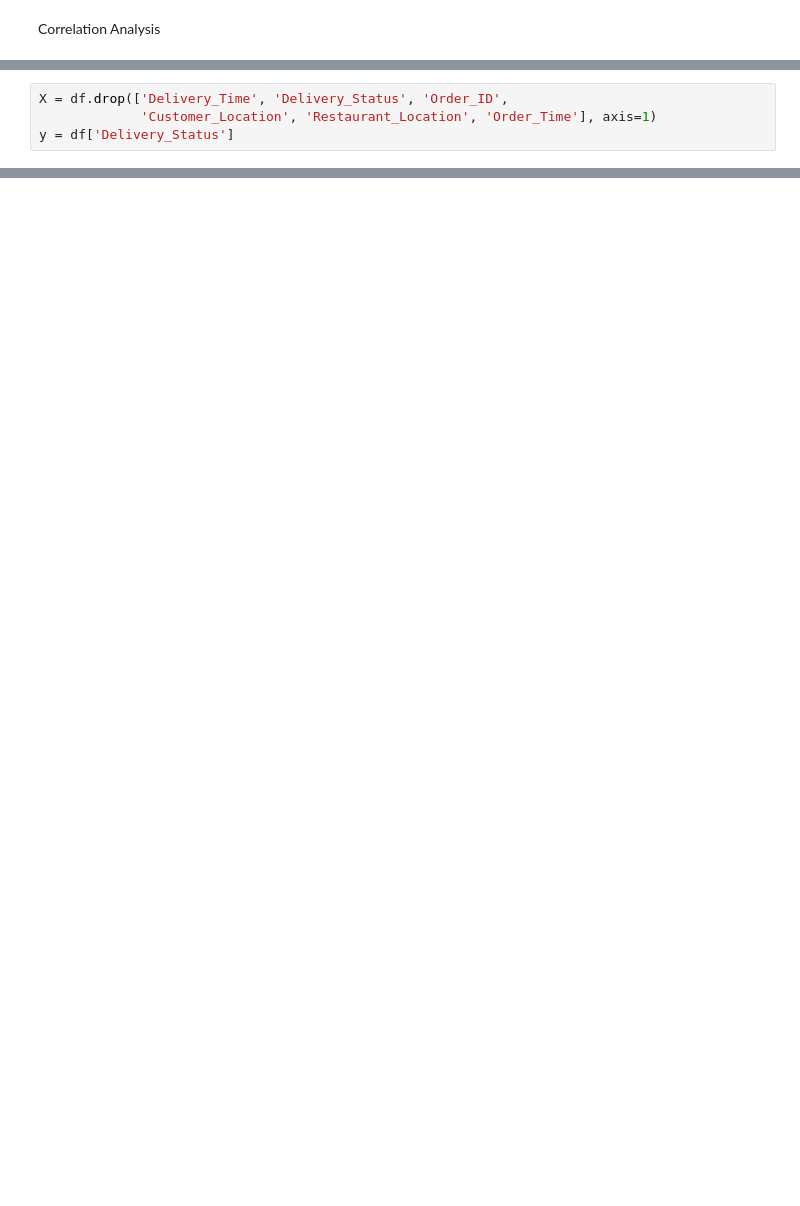
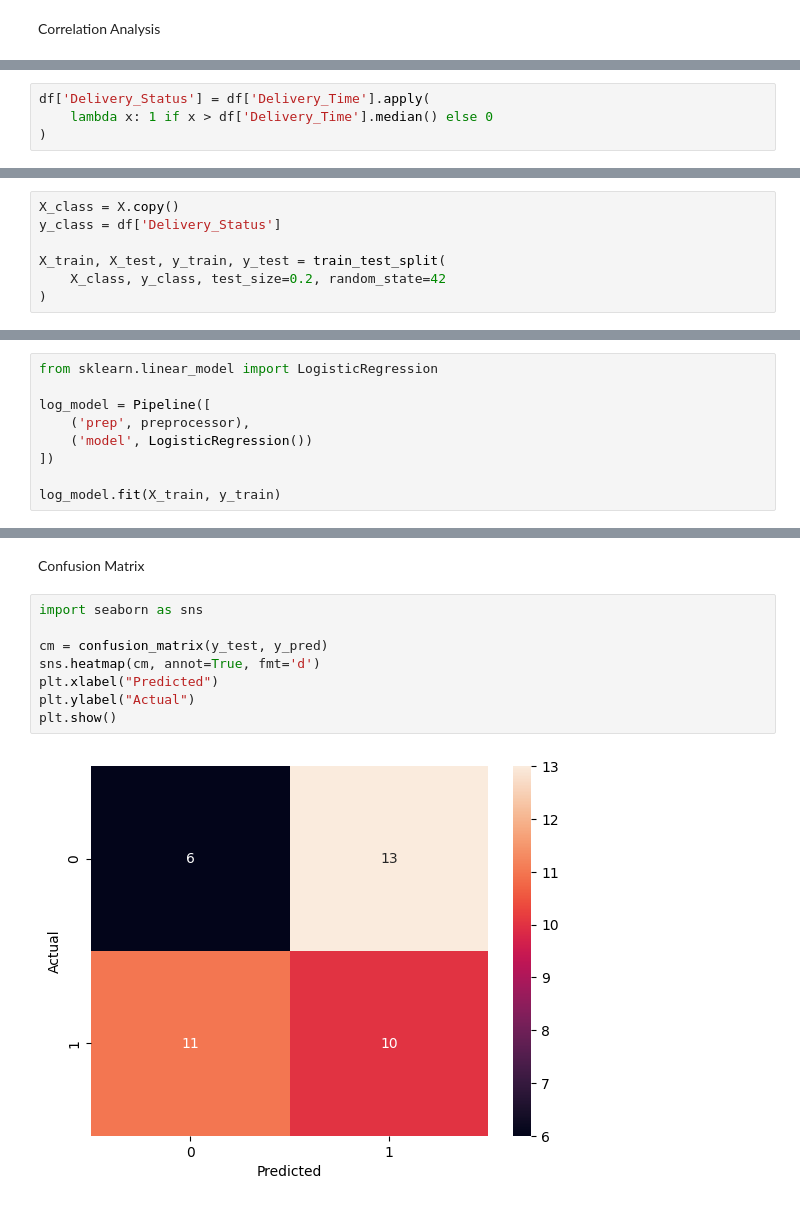
Before and after one commit to harshit-coder-dev/ML-projects, a Jupyter notebook: Food_Delivery_Time_Prediction.ipynb, the cells around one changed output, grey strips where cells are left out. Drawn from its saved outputs; the diff is of its cells as text; blank space fills up the shorter version.

```diff
--- a/Food_Delivery_Time_Prediction.ipynb
+++ b/Food_Delivery_Time_Prediction.ipynb
@@ -357,4 +165,0 @@ dtype: int64
-# %%
-X = df.drop(['Delivery_Time', 'Delivery_Status', 'Order_ID',
-             'Customer_Location', 'Restaurant_Location', 'Order_Time'], axis=1)
-y = df['Delivery_Status']
@@ -533,0 +245,4 @@ Data visualization techniques such as scatter plots, pair plots, confusion matri
+# %%
+df['Delivery_Status'] = df['Delivery_Time'].apply(
+    lambda x: 1 if x > df['Delivery_Time'].median() else 0
+)
@@ -533,0 +251,7 @@ Data visualization techniques such as scatter plots, pair plots, confusion matri
+# %%
+X_class = X.copy()
+y_class = df['Delivery_Status']
+
+X_train, X_test, y_train, y_test = train_test_split(
+    X_class, y_class, test_size=0.2, random_state=42
+)
@@ -533,0 +260,9 @@ Data visualization techniques such as scatter plots, pair plots, confusion matri
+# %%
+from sklearn.linear_model import LogisticRegression
+
+log_model = Pipeline([
+    ('prep', preprocessor),
+    ('model', LogisticRegression())
+])
+
+log_model.fit(X_train, y_train)
@@ -533,0 +297,12 @@ Data visualization techniques such as scatter plots, pair plots, confusion matri
+# %% [markdown]
+Confusion Matrix
+# %%
+import seaborn as sns
+
+cm = confusion_matrix(y_test, y_pred)
+sns.heatmap(cm, annot=True, fmt='d')
+plt.xlabel("Predicted")
+plt.ylabel("Actual")
+plt.show()
+# %% [output]
+[figure, added]
```
Also changed, not shown: parts of 80 cells of this notebook.
